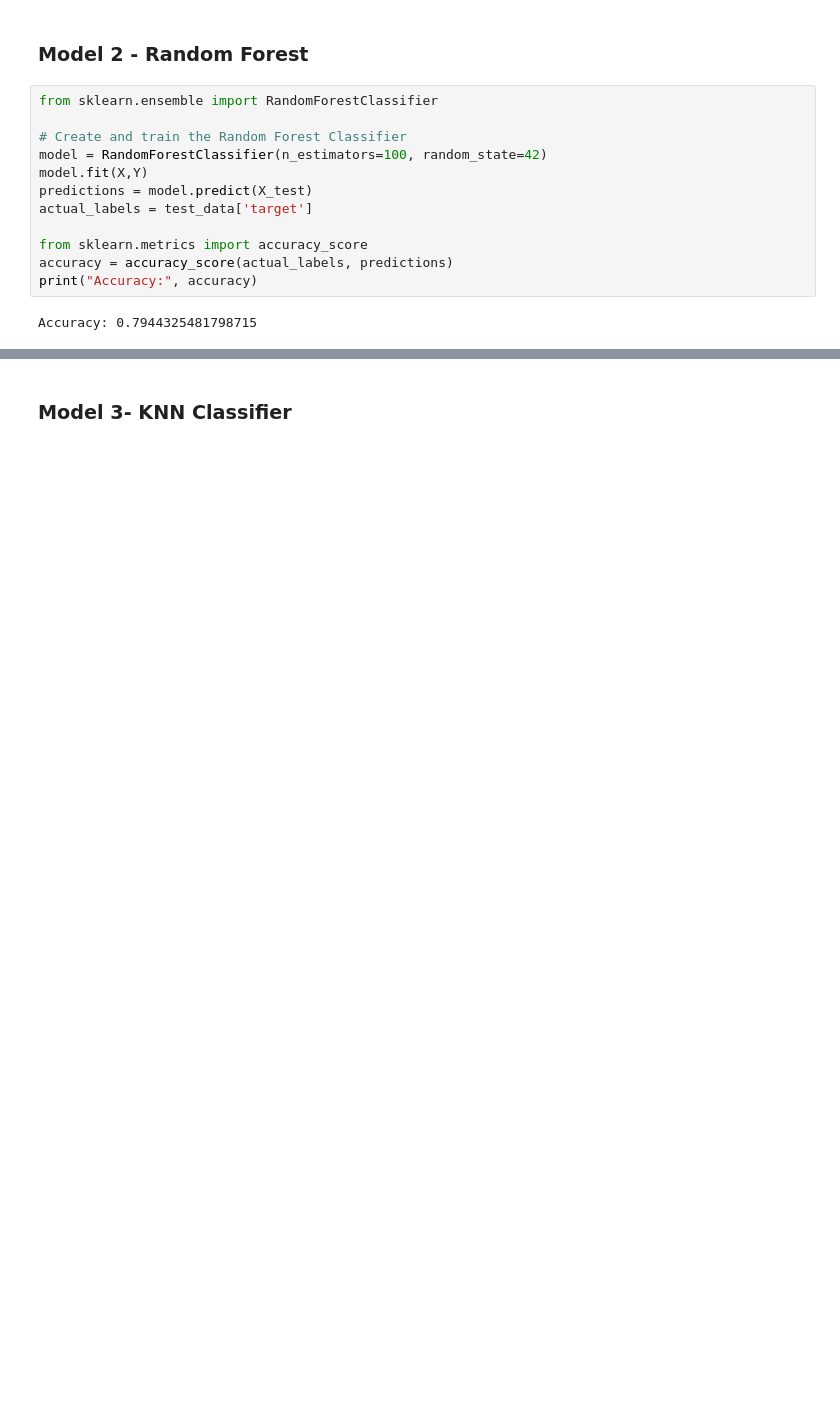
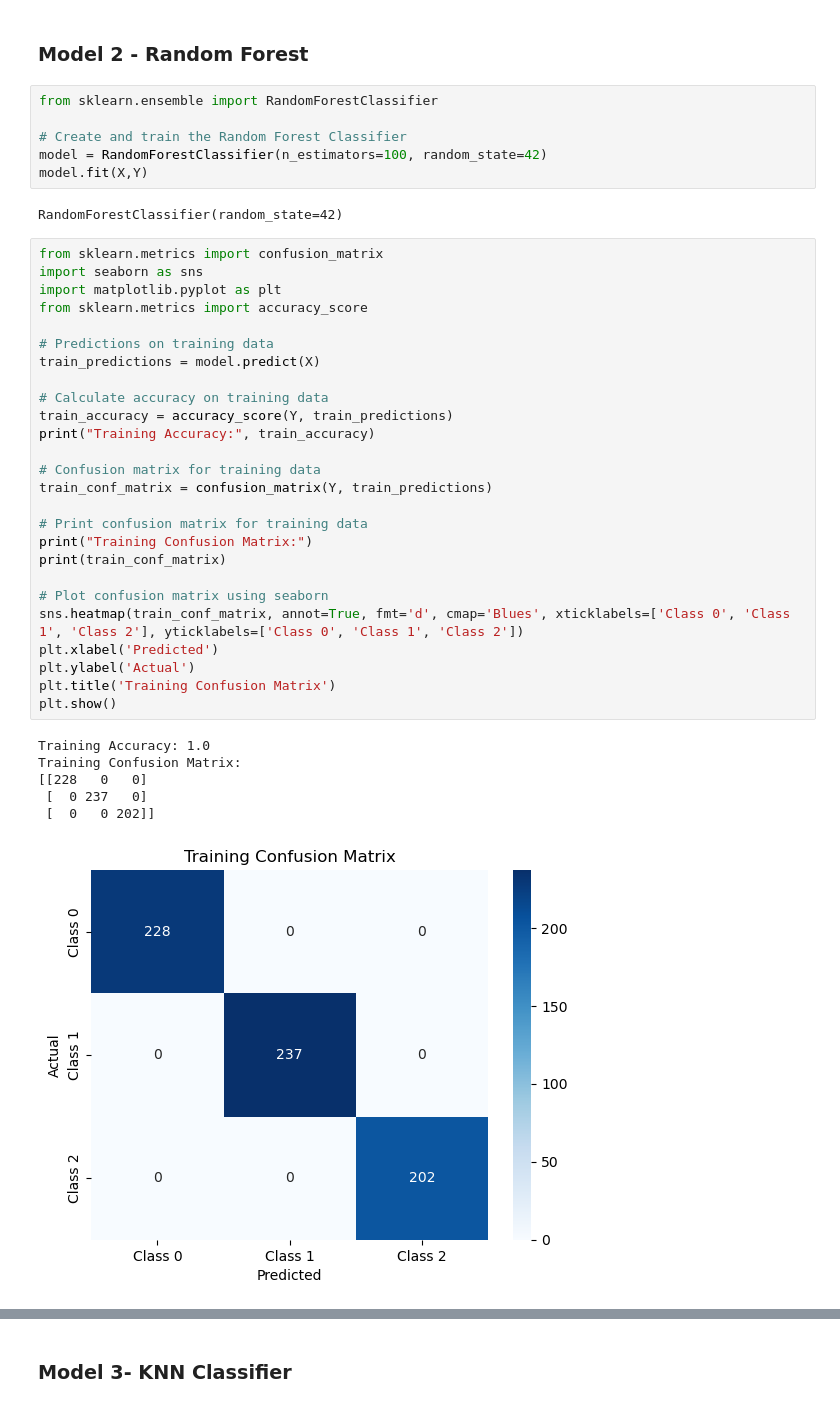
Before and after one commit to Aishwarya-Ubale/YogaPoseDetection, a Jupyter notebook: AnnotationForKeyPointDetection.ipynb, the cells around one changed output, grey strips where cells are left out. Saved outputs shown, nothing was run; the diff lists cells and outputs as text; blank space fills up the shorter version.

```diff
--- a/AnnotationForKeyPointDetection.ipynb
+++ b/AnnotationForKeyPointDetection.ipynb
@@ -302,11 +420,38 @@ from sklearn.ensemble import RandomForestClassifier
 # Create and train the Random Forest Classifier
 model = RandomForestClassifier(n_estimators=100, random_state=42)
 model.fit(X,Y)
-predictions = model.predict(X_test)
-actual_labels = test_data['target']
-
-from sklearn.metrics import accuracy_score
-accuracy = accuracy_score(actual_labels, predictions)
-print("Accuracy:", accuracy)
 # %% [output]
-Accuracy: 0.7944325481798715
+RandomForestClassifier(random_state=42)
+# %%
+from sklearn.metrics import confusion_matrix
+import seaborn as sns
+import matplotlib.pyplot as plt
+from sklearn.metrics import accuracy_score
+
+# Predictions on training data
+train_predictions = model.predict(X)
+
+# Calculate accuracy on training data
+train_accuracy = accuracy_score(Y, train_predictions)
+print("Training Accuracy:", train_accuracy)
+
+# Confusion matrix for training data
+train_conf_matrix = confusion_matrix(Y, train_predictions)
+
+# Print confusion matrix for training data
+print("Training Confusion Matrix:")
+print(train_conf_matrix)
+
+# Plot confusion matrix using seaborn
+sns.heatmap(train_conf_matrix, annot=True, fmt='d', cmap='Blues', xticklabels=['Class 0', 'Class 1', 'Class 2'], yticklabels=['Class 0', 'Class 1', 'Class 2'])
+plt.xlabel('Predicted')
+plt.ylabel('Actual')
+plt.title('Training Confusion Matrix')
+plt.show()
+# %% [output]
+Training Accuracy: 1.0
+Training Confusion Matrix:
+[[228   0   0]
+ [  0 237   0]
+ [  0   0 202]]
+[figure, added]
```
Also changed, not shown: parts of 22 cells of this notebook, 1 other file.
